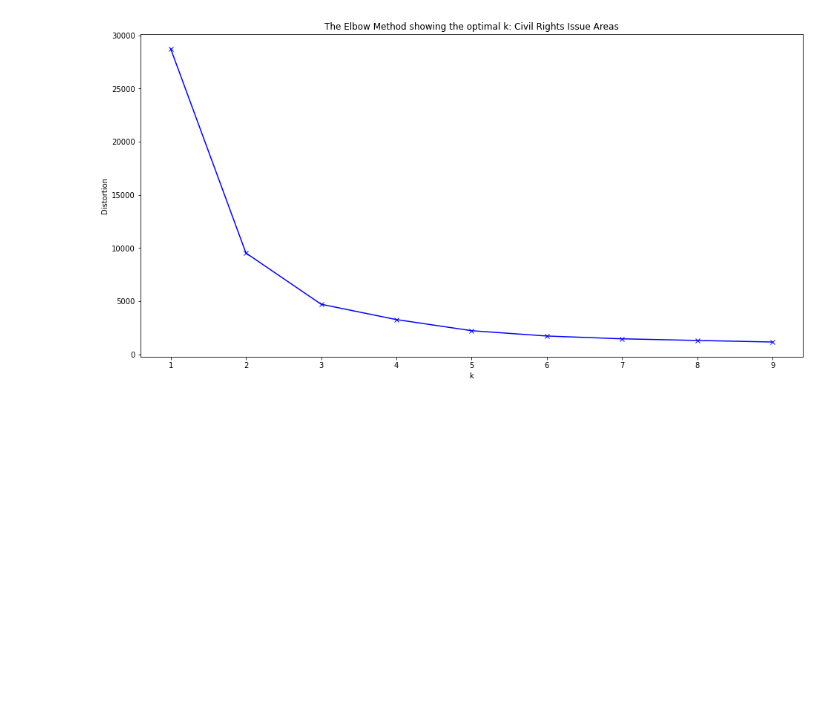
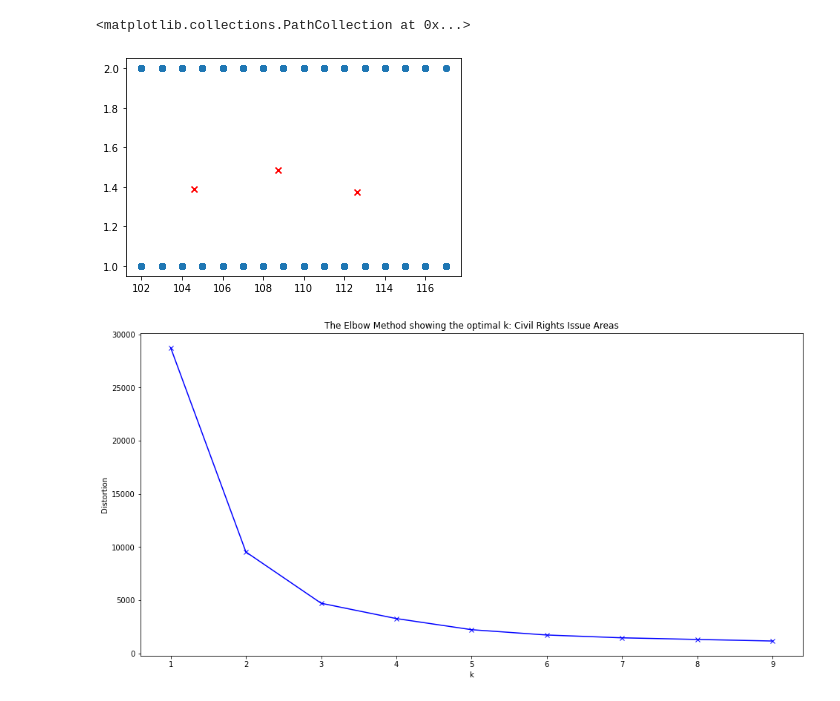
Before and after one commit to prrathi/CaseCracker, a Jupyter notebook: data/cluster.ipynb, the cells around one changed output. Cells and saved outputs as stored; diff of their text form; code cells hidden in the pictures; blank space fills up the shorter version.

```diff
--- a/data/cluster.ipynb
+++ b/data/cluster.ipynb
@@ -67,3 +67,12 @@ plt.show()
+# %%
+kmeans = KMeans(n_clusters=3).fit(dataset)
+kmeans.cluster_centers_
+kmeans.labels_[:]
+plt.scatter(justiceCP, directionCP)
+plt.scatter(kmeans.cluster_centers_[:, 0], kmeans.cluster_centers_[:, 1], c='red', marker='x')
+# %% [output]
+<matplotlib.collections.PathCollection at 0x...>
+[figure, added]
 # %%
 # Issue Area 2: Civil Rights
 justiceCV = justice[issueArea == 2]
```
Also changed, not shown: parts of 9 cells of this notebook, 1 other file.
